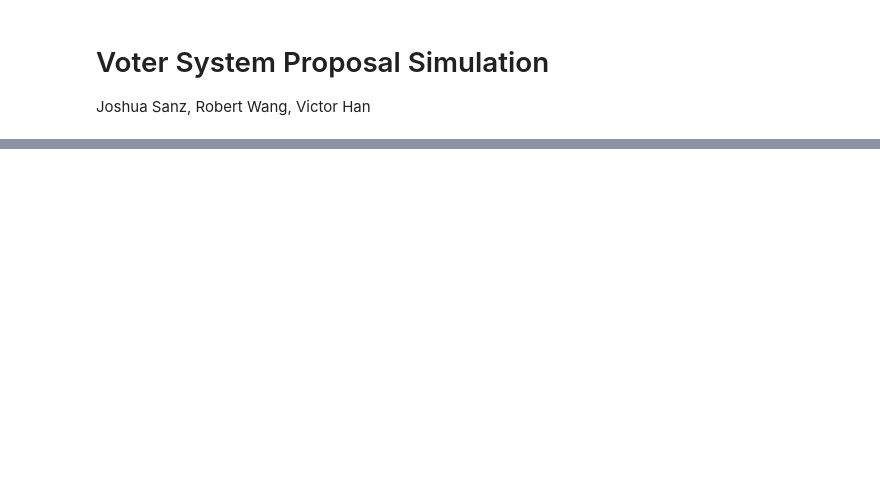
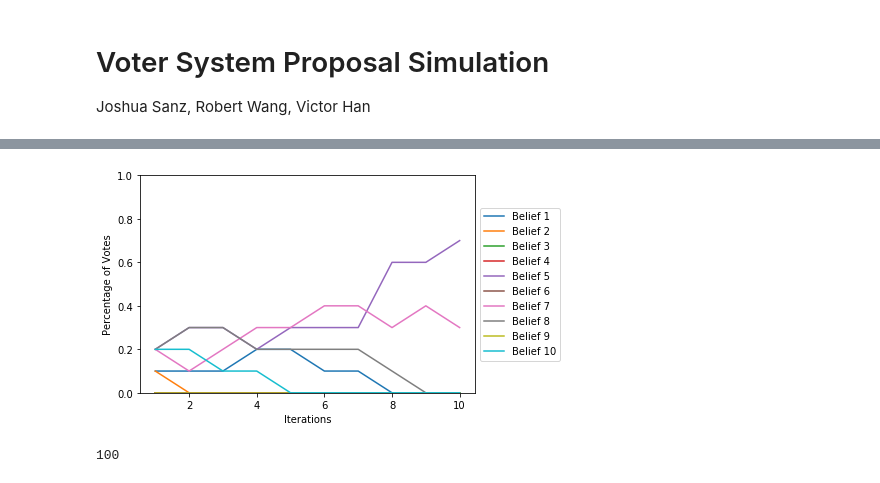
Before and after one commit to vhan95/EECS126_project, a Jupyter notebook: proposal.ipynb, the cells around one changed output, grey strips where cells are left out. Cells and saved outputs as stored; diff of their text form; code cells hidden in the pictures; blank space fills up the shorter version.

```diff
--- a/proposal.ipynb
+++ b/proposal.ipynb
@@ -72,0 +81,11 @@ vm.save_gif(fps=1, fname='sim.gif')
+# %%
+# Plot the distribution of beliefs per iteration
+if vm.clock == 'discrete':
+    plt.figure()
+    plot_comparisons(belief_arr, beliefs)
+# %% [output]
+[figure, added]
+# %%
+convergence_time(time_arr,belief_arr)
+# %% [output]
+100
```
Also changed, not shown: parts of 20 cells of this notebook, 4 other files.
